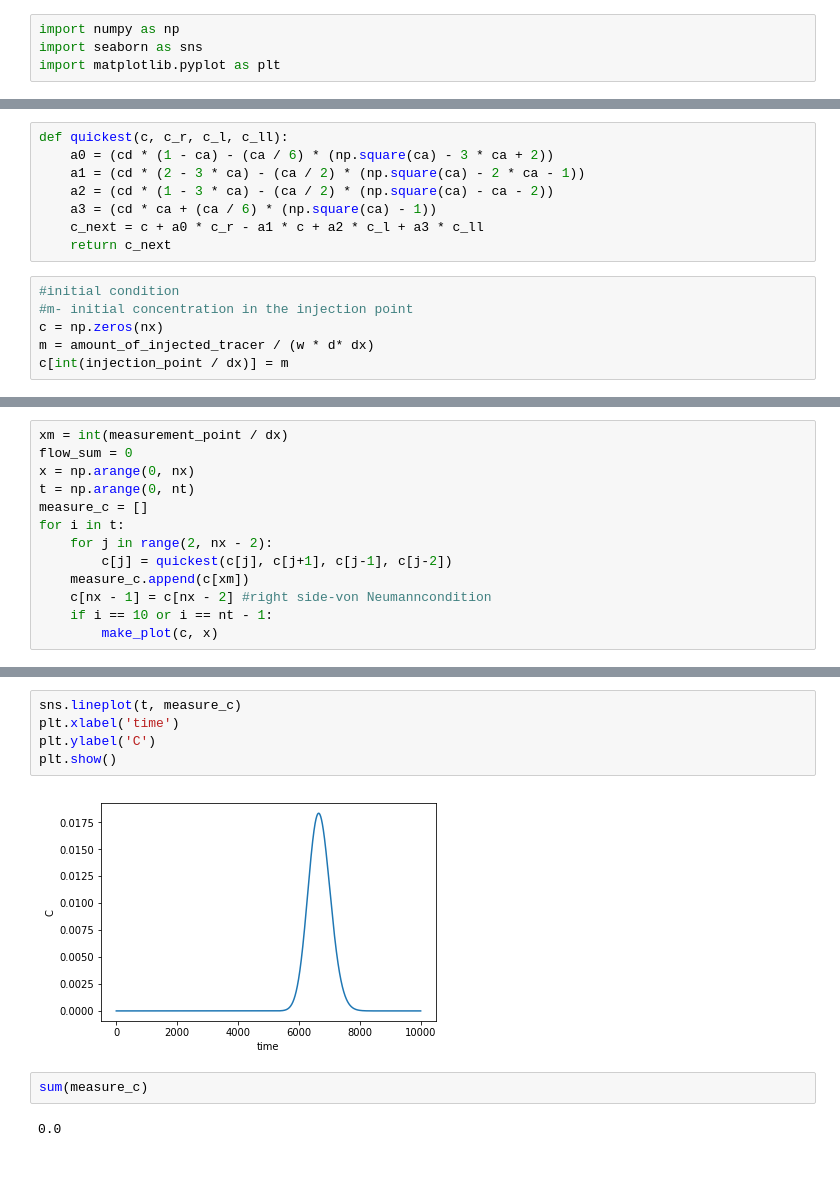
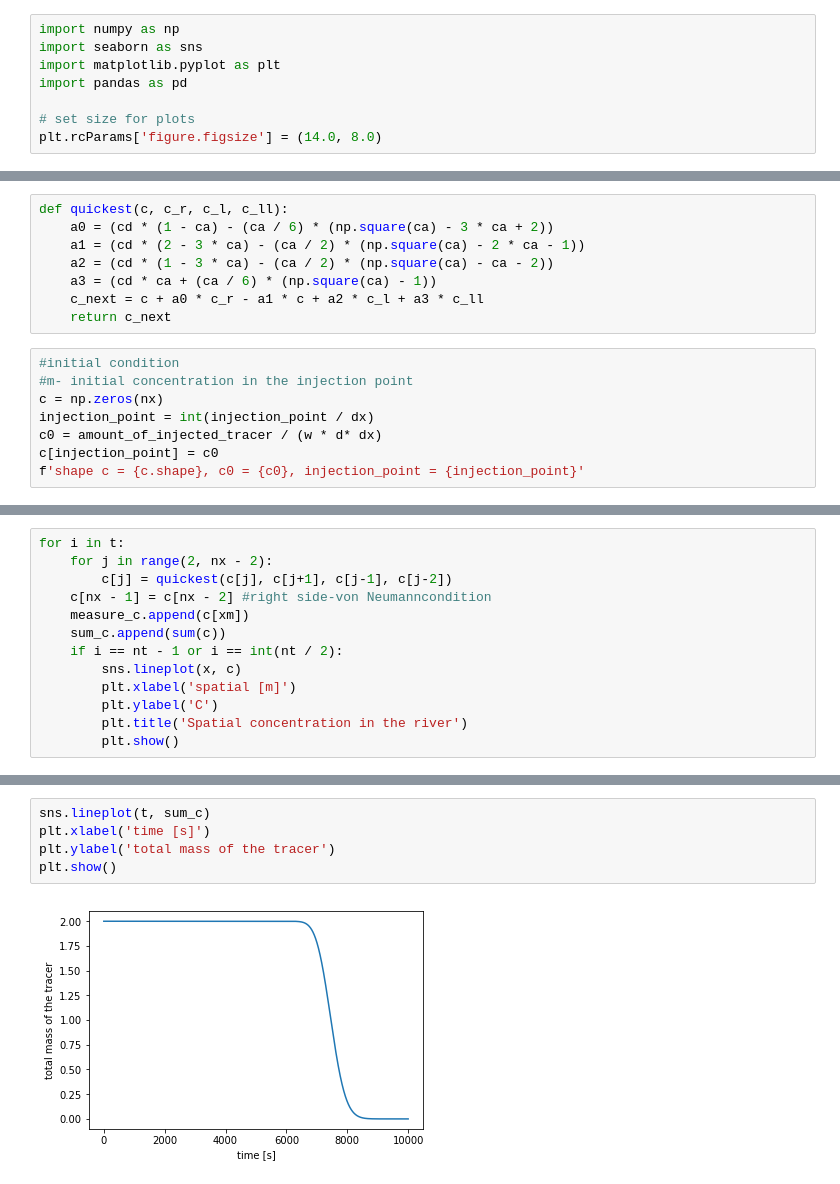
Before and after one commit to tynski/MPS, a Jupyter notebook: taylor_model/Taylor model.ipynb, the cells around one changed output, grey strips where cells are left out. Cells and saved outputs as stored; diff of their text form.

```diff
--- a/taylor_model/Taylor model.ipynb
+++ b/taylor_model/Taylor model.ipynb
@@ -15,6 +15,10 @@ mass conservation law(if the total mass of the tracer present in the river is co
 import numpy as np
 import seaborn as sns
 import matplotlib.pyplot as plt
+import pandas as pd
+
+# set size for plots
+plt.rcParams['figure.figsize'] = (14.0, 8.0)
 # %%
 #Parameters of the physical object:
 l = 100
@@ -55,5 +59,7 @@ def quickest(c, c_r, c_l, c_ll):
 #initial condition
 #m- initial concentration in the injection point
 c = np.zeros(nx)
-m = amount_of_injected_tracer / (w * d* dx)
-c[int(injection_point / dx)] = m
+injection_point = int(injection_point / dx)
+c0 = amount_of_injected_tracer / (w * d* dx)
+c[injection_point] = c0
+f'shape c = {c.shape}, c0 = {c0}, injection_point = {injection_point}'
@@ -59,0 +89,13 @@ c[int(injection_point / dx)] = m
+# %%
+for i in t:
+    for j in range(2, nx - 2):
+        c[j] = quickest(c[j], c[j+1], c[j-1], c[j-2])
+    c[nx - 1] = c[nx - 2] #right side-von Neumanncondition
+    measure_c.append(c[xm])
+    sum_c.append(sum(c))
+    if i == nt - 1 or i == int(nt / 2):
+        sns.lineplot(x, c)
+        plt.xlabel('spatial [m]')
+        plt.ylabel('C')
+        plt.title('Spatial concentration in the river')
+        plt.show()
@@ -66,13 +111,0 @@ def make_plot(c, x):
-# %%
-xm = int(measurement_point / dx)
-flow_sum = 0
-x = np.arange(0, nx)
-t = np.arange(0, nt)
-measure_c = []
-for i in t:
-    for j in range(2, nx - 2):
-        c[j] = quickest(c[j], c[j+1], c[j-1], c[j-2])
-    measure_c.append(c[xm])
-    c[nx - 1] = c[nx - 2] #right side-von Neumanncondition
-    if i == 10 or i == nt - 1:
-        make_plot(c, x)
@@ -82,11 +112,7 @@ for i in t:
 # %%
-sns.lineplot(t, measure_c)
-plt.xlabel('time')
-plt.ylabel('C')
+sns.lineplot(t, sum_c)
+plt.xlabel('time [s]')
+plt.ylabel('total mass of the tracer')
 plt.show()
 # %% [output]
-[figure, old version]
+[figure, new version]
-# %%
-sum(measure_c)
-# %% [output]
-0.0
```
Also changed, not shown: parts of 7 cells of this notebook, 1 other file.
